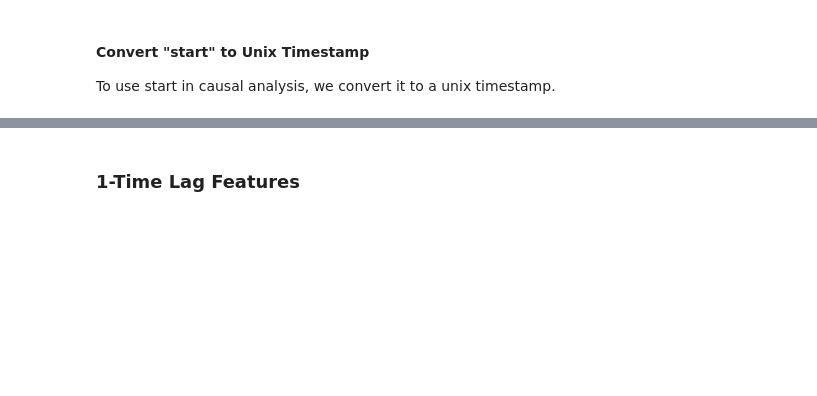
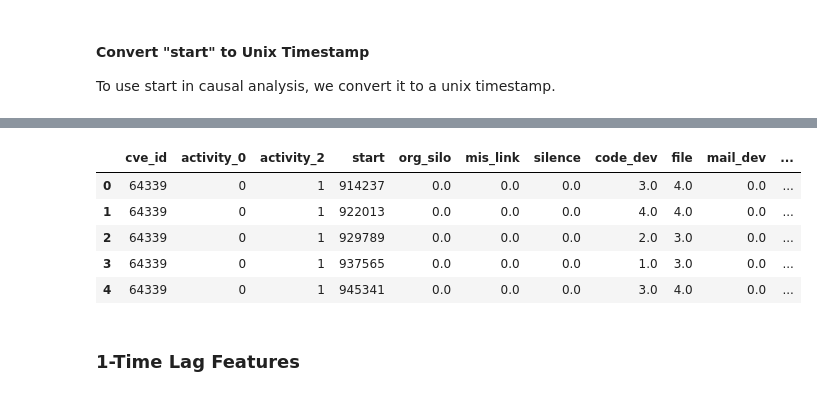
Before and after one commit to sailuh/pykumu, a Jupyter notebook: notebook/issue_causal_analysis.ipynb, the cells around one changed output, grey strips where cells are left out. Cells and saved outputs as stored; diff of their text form; code cells hidden in the pictures; blank space fills up the shorter version.

```diff
--- a/notebook/issue_causal_analysis.ipynb
+++ b/notebook/issue_causal_analysis.ipynb
@@ -222,3 +282,12 @@ Skipped start conversion (already numeric or missing).
+# %%
+dt.head()
+# %% [output]
+|  | cve_id | activity_0 | activity_2 | start | org_silo | mis_link | silence | code_dev | file | mail_dev | ... |
+| 0 | 64339 | 0 | 1 | 914237 | 0.0 | 0.0 | 0.0 | 3.0 | 4.0 | 0.0 | ... |
+| 1 | 64339 | 0 | 1 | 922013 | 0.0 | 0.0 | 0.0 | 4.0 | 4.0 | 0.0 | ... |
+| 2 | 64339 | 0 | 1 | 929789 | 0.0 | 0.0 | 0.0 | 2.0 | 3.0 | 0.0 | ... |
+| 3 | 64339 | 0 | 1 | 937565 | 0.0 | 0.0 | 0.0 | 1.0 | 3.0 | 0.0 | ... |
+| 4 | 64339 | 0 | 1 | 945341 | 0.0 | 0.0 | 0.0 | 3.0 | 4.0 | 0.0 | ... |
 # %% [markdown]
 ### 1-Time Lag Features
 # %%
```
Also changed, not shown: parts of 31 cells of this notebook, 2 other files.
